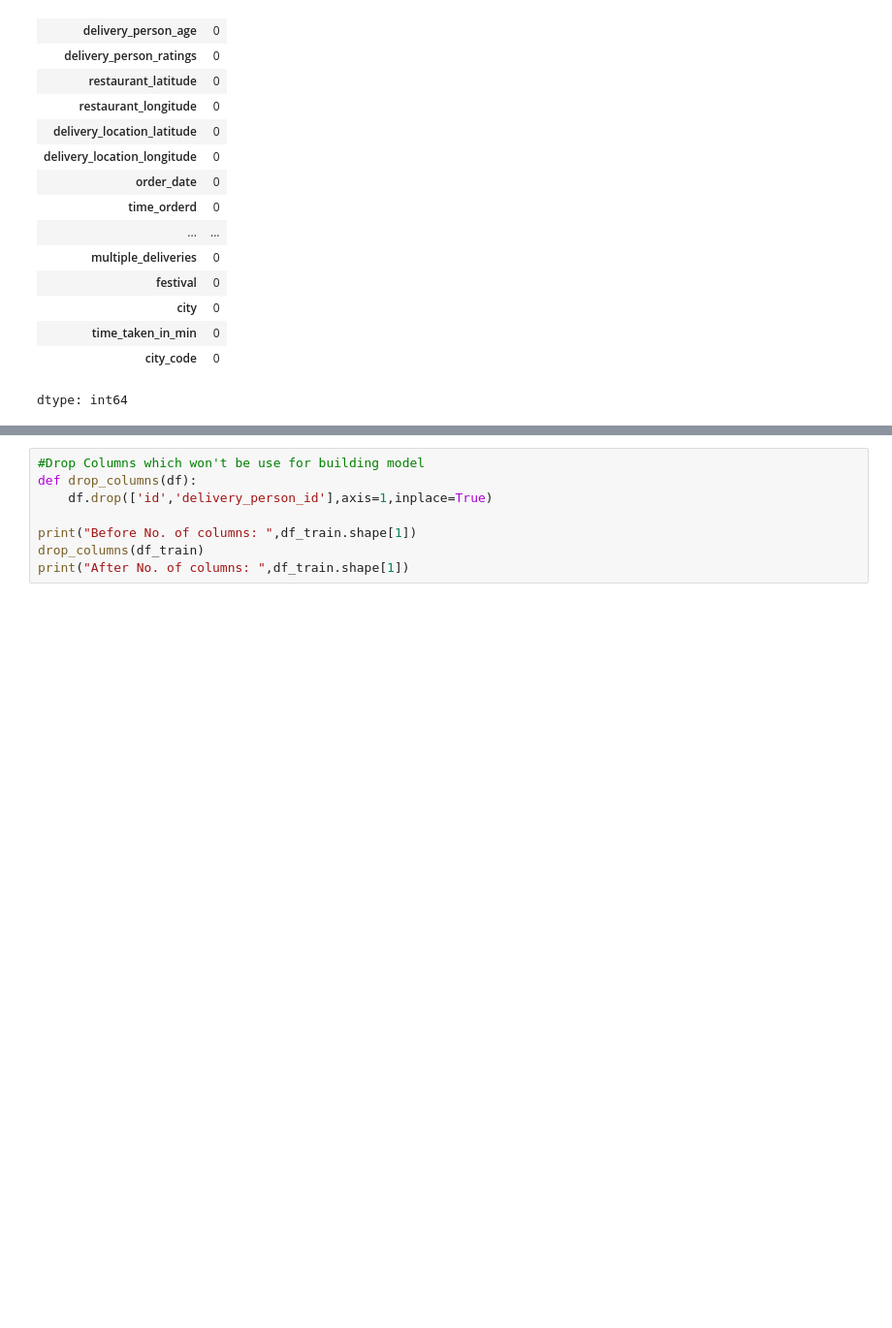
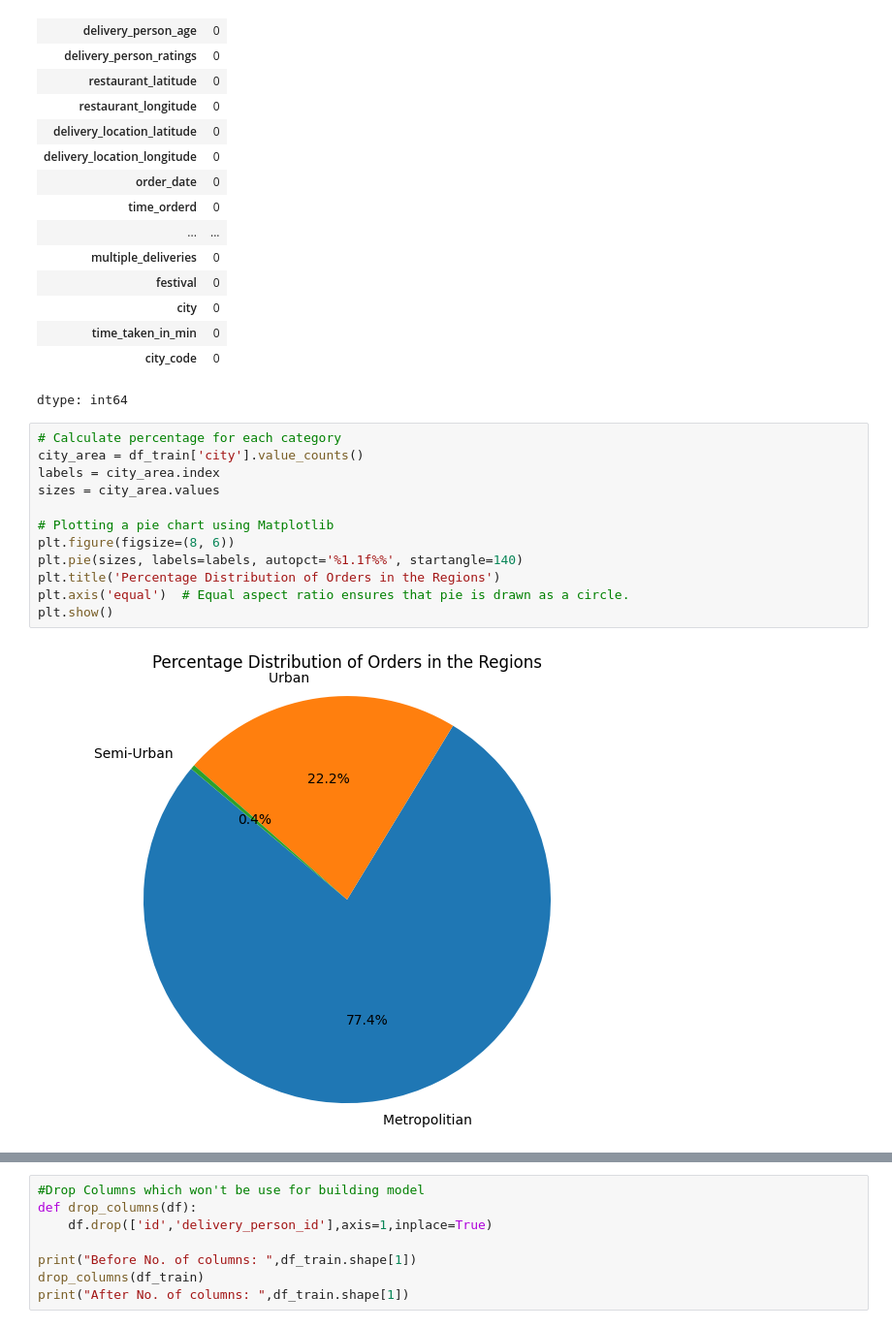
Before and after one commit to aisha-partha/Delivery-Demand-Predicition, a Jupyter notebook: Delivery_Demand_Prediction_EDA_Capstone.ipynb, the cells around one changed output, grey strips where cells are left out. Shown at 97% size. Cells and saved outputs as stored; diff of their text form; blank space fills up the shorter version.

```diff
--- a/Delivery_Demand_Prediction_EDA_Capstone.ipynb
+++ b/Delivery_Demand_Prediction_EDA_Capstone.ipynb
@@ -346,3 +347,17 @@ df_train.isnull().sum()
 | time_taken_in_min | 0 |
 | city_code | 0 |
 dtype: int64
+# %%
+# Calculate percentage for each category
+city_area = df_train['city'].value_counts()
+labels = city_area.index
+sizes = city_area.values
+
+# Plotting a pie chart using Matplotlib
+plt.figure(figsize=(8, 6))
+plt.pie(sizes, labels=labels, autopct='%1.1f%%', startangle=140)
+plt.title('Percentage Distribution of Orders in the Regions')
+plt.axis('equal')  # Equal aspect ratio ensures that pie is drawn as a circle.
+plt.show()
+# %% [output]
+[figure, added]
```
Also changed, not shown: parts of 17 cells of this notebook.
